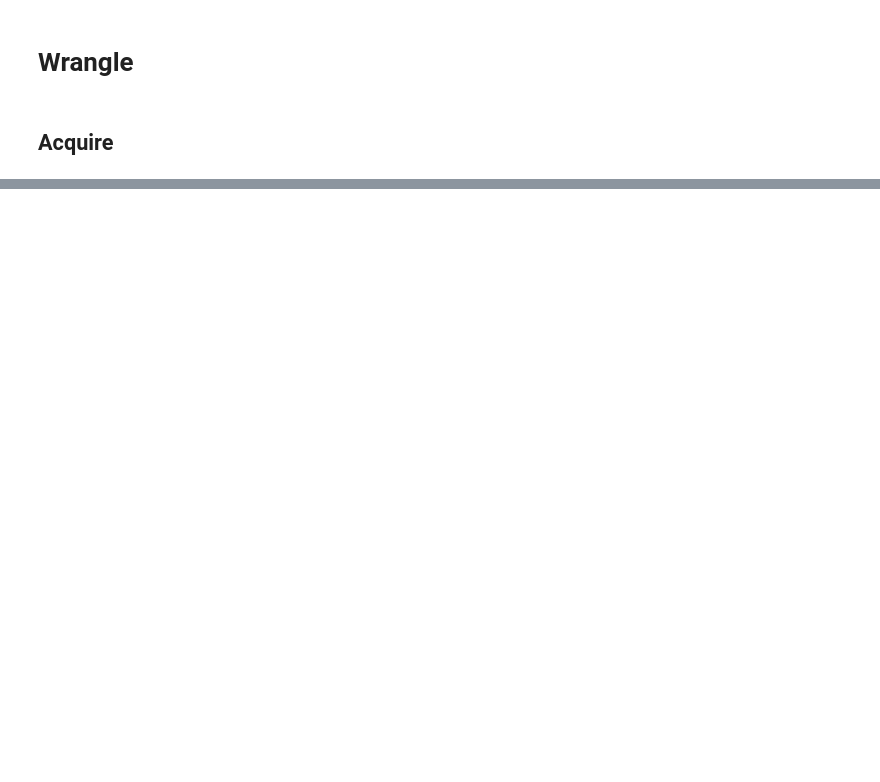
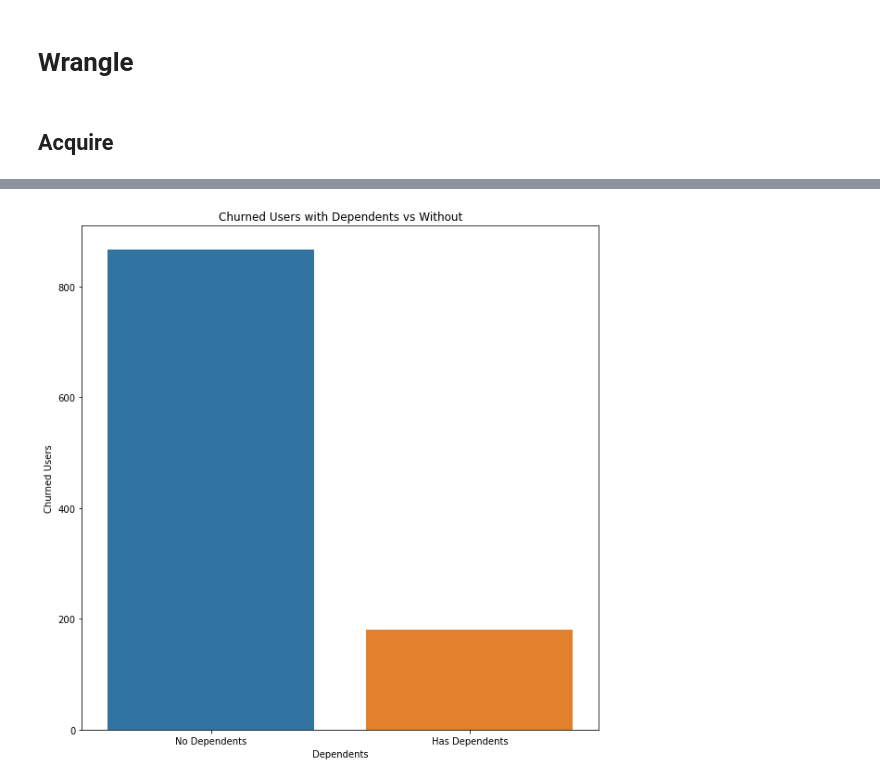
Before and after one commit to wheelerjoshua/telco_classification_project, a Jupyter notebook: telco_work_notebook.ipynb, the cells around one changed output, grey strips where cells are left out. Drawn from its saved outputs; the diff is of its cells as text; code cells hidden in the pictures; blank space fills up the shorter version.

```diff
--- a/telco_work_notebook.ipynb
+++ b/telco_work_notebook.ipynb
@@ -62,0 +97,9 @@ memory usage: 995.7+ KB
+# %%
+plt.figure(figsize=(10,10))
+sns.barplot(data = dependents, x = dependents.has_dependents, y = 'count')
+plt.title('Churned Users with Dependents vs Without')
+plt.xlabel('Dependents')
+plt.ylabel('Churned Users')
+plt.xticks(ticks = [0,1], labels = ['No Dependents','Has Dependents']);
+# %% [output]
+[figure, added]
```
Also changed, not shown: parts of 39 cells of this notebook, 1 other file.
